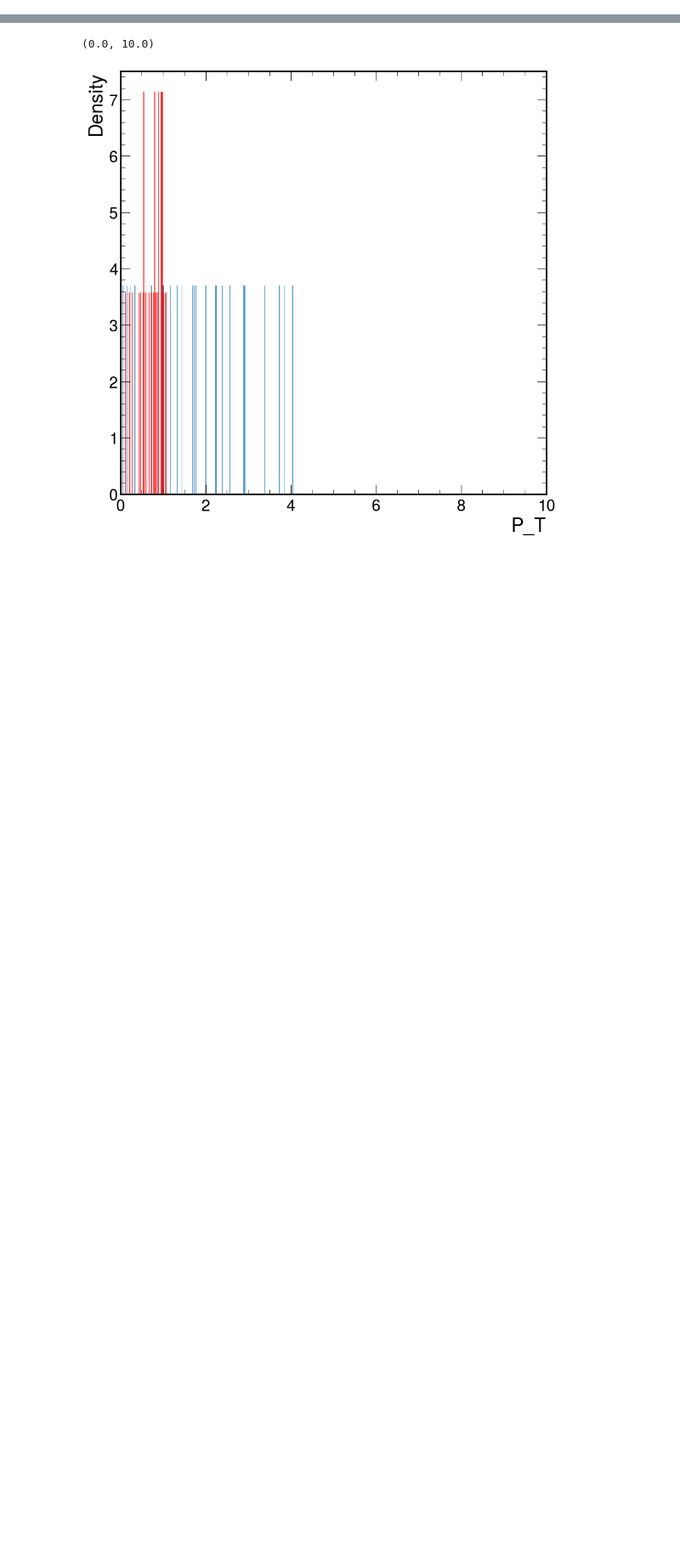
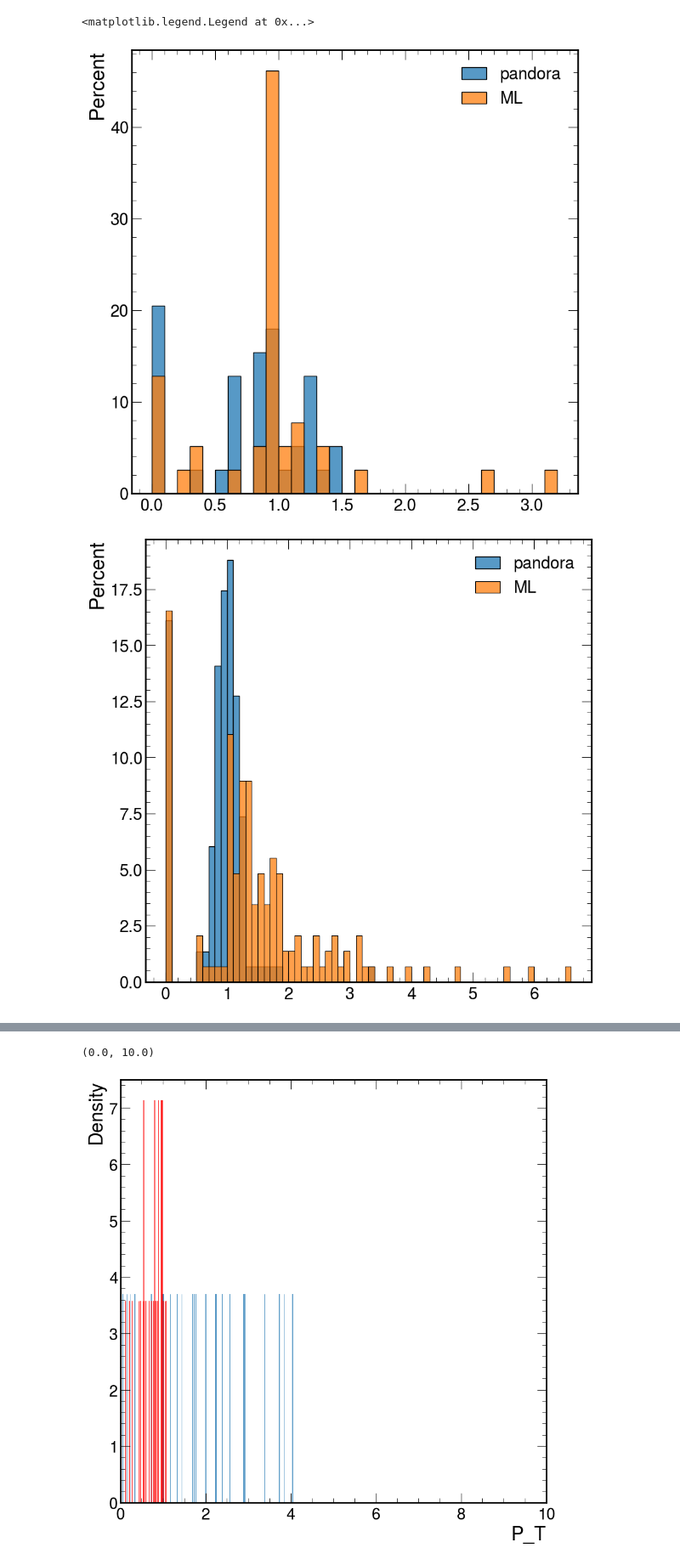
Before and after one commit to selvaggi/mlpf, a Jupyter notebook: notebooks/8_explore_output_mlpf.ipynb, the cells around one changed output, grey strips where cells are left out. Shown at 85% size. Drawn from its saved outputs; the diff is of its cells as text; code cells hidden in the pictures; blank space fills up the shorter version.

```diff
--- a/notebooks/8_explore_output_mlpf.ipynb
+++ b/notebooks/8_explore_output_mlpf.ipynb
@@ -21,8 +21,24 @@ import matplotlib.pyplot as plt
 # %%
 from src.utils.inference.pandas_helpers import open_mlpf_dataframe
 list_all_df_hdb = []
-path_hgcal = "/eos/user/m/mgarciam/datasets_mlpf/models_trained_Ks/test_mass/showers_df_evaluation/0_0_None_hdbscan.pt"
+path_hgcal = "/eos/user/m/mgarciam/datasets_mlpf/models_trained_Ks/test_mass_dnn_gatrs05_v1/showers_df_evaluation/0_0_None_hdbscan.pt"
 sd_hgb, matched_hgb = open_mlpf_dataframe(path_hgcal, False)
 
-path_hgcal = "/eos/user/m/mgarciam/datasets_mlpf/models_trained_Ks/test_mass/showers_df_evaluation/0_0_None_pandora.pt"
+path_hgcal = "/eos/user/m/mgarciam/datasets_mlpf/models_trained_Ks/test_mass_dnn_gatrs05_v1/showers_df_evaluation/0_0_None_pandora.pt"
 sd_hgb1, matched_hgbq1 = open_mlpf_dataframe(path_hgcal, False)
+# %%
+import seaborn as sns
+plt.figure()
+sns.histplot((sd_hgb1[sd_hgb1.pid==211].pandora_calibrated_pfo.values)/(sd_hgb1[sd_hgb1.pid==211].true_showers_E.values), stat="percent", binwidth=0.1, label="pandora")
+sns.histplot((sd_hgb[sd_hgb.pid==211].calibrated_E.values)/(sd_hgb[sd_hgb.pid==211].true_showers_E.values), stat="percent", binwidth=0.1, label="ML")
+plt.legend()
+
+import seaborn as sns
+plt.figure()
+sns.histplot((sd_hgb1[sd_hgb1.pid==22].pandora_calibrated_pfo.values)/(sd_hgb1[sd_hgb1.pid==22].true_showers_E.values), stat="percent", binwidth=0.1, label="pandora")
+sns.histplot((sd_hgb[sd_hgb.pid==22].calibrated_E.values)/(sd_hgb[sd_hgb.pid==22].true_showers_E.values), stat="percent", binwidth=0.1, label="ML")
+plt.legend()
+# %% [output]
+<matplotlib.legend.Legend at 0x...>
+[figure, added]
+[figure, added]
```
Also changed, not shown: parts of 16 cells of this notebook.
